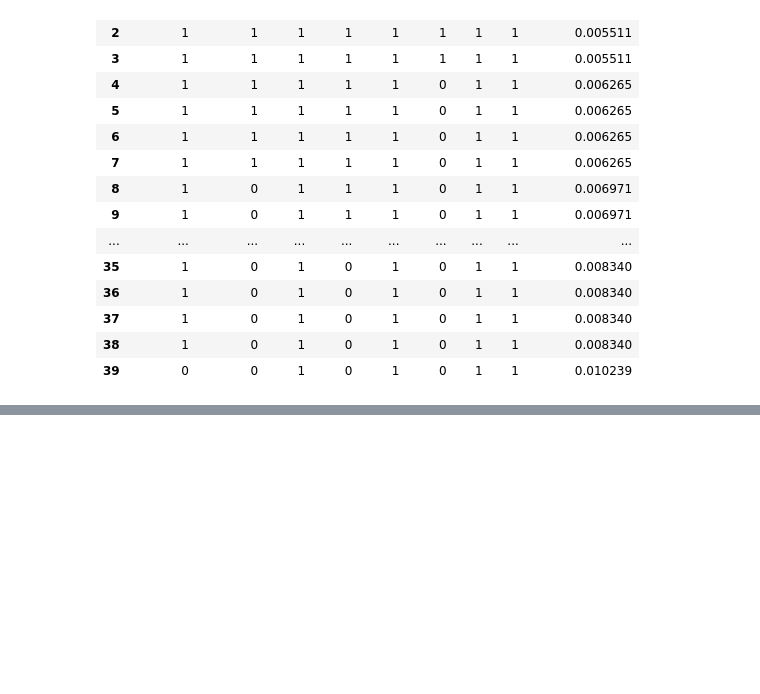
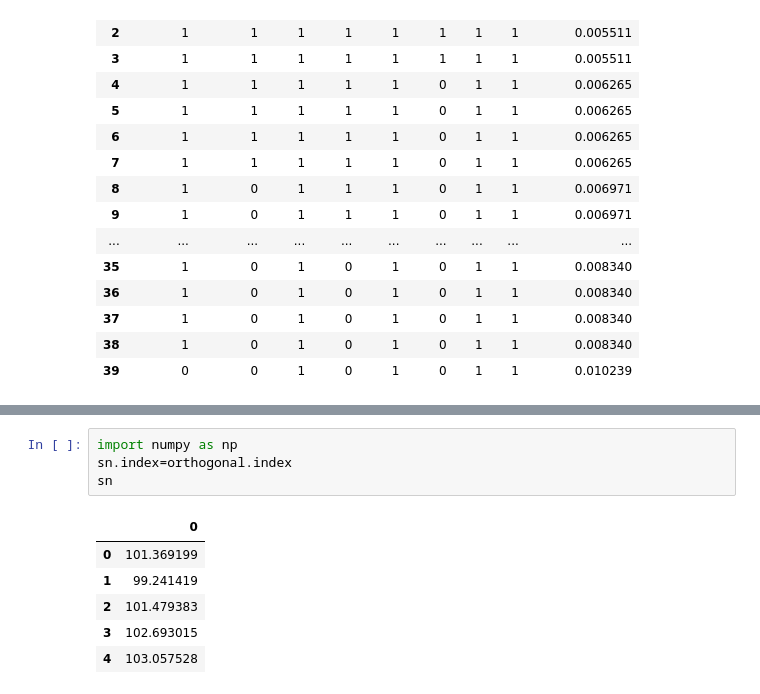
Before and after one commit to Ash-Stat/An-Si-Hyun, a Jupyter notebook: 직교배열.ipynb, the cells around one changed output, grey strips where cells are left out. Drawn from its saved outputs; the diff is of its cells as text; blank space fills up the shorter version.

```diff
--- a/직교배열.ipynb
+++ b/직교배열.ipynb
@@ -127,0 +152,11 @@ ValueError: ignored
+# %%
+import numpy as np
+sn.index=orthogonal.index
+sn
+# %% [output]
+|  | 0 |
+| 0 | 101.369199 |
+| 1 | 99.241419 |
+| 2 | 101.479383 |
+| 3 | 102.693015 |
+| 4 | 103.057528 |
```
Also changed, not shown: parts of 7 cells of this notebook.
